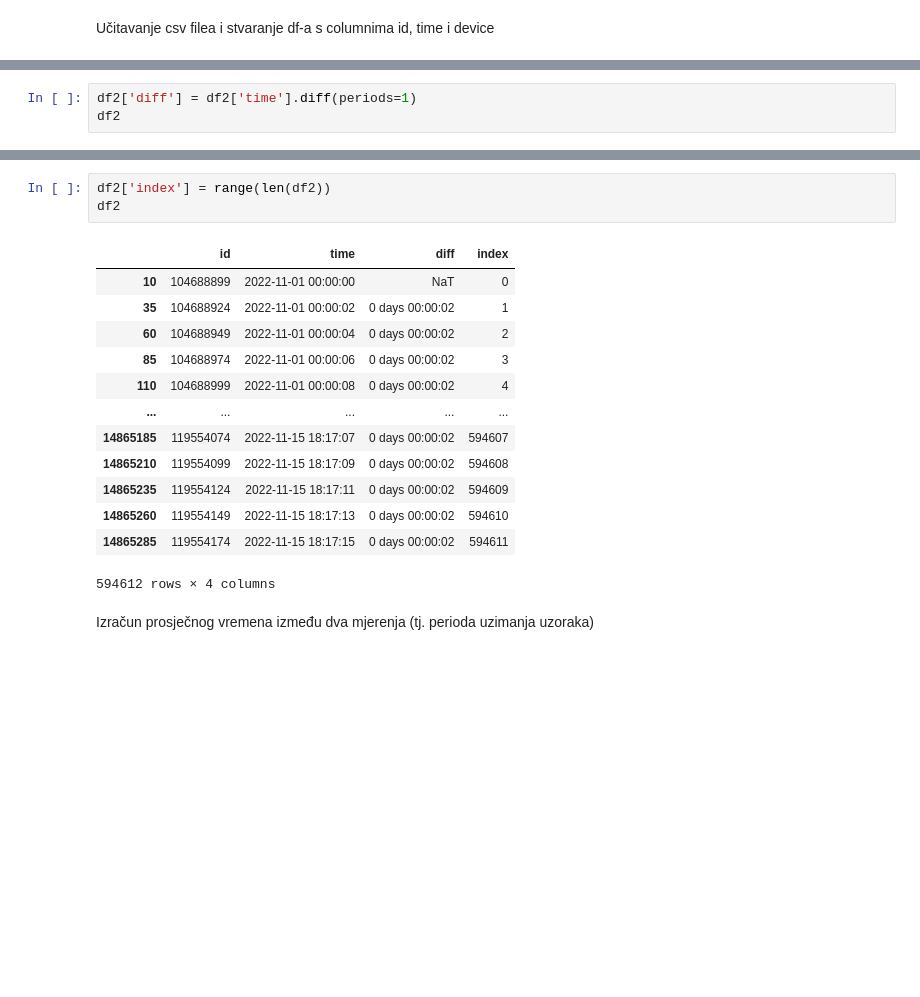
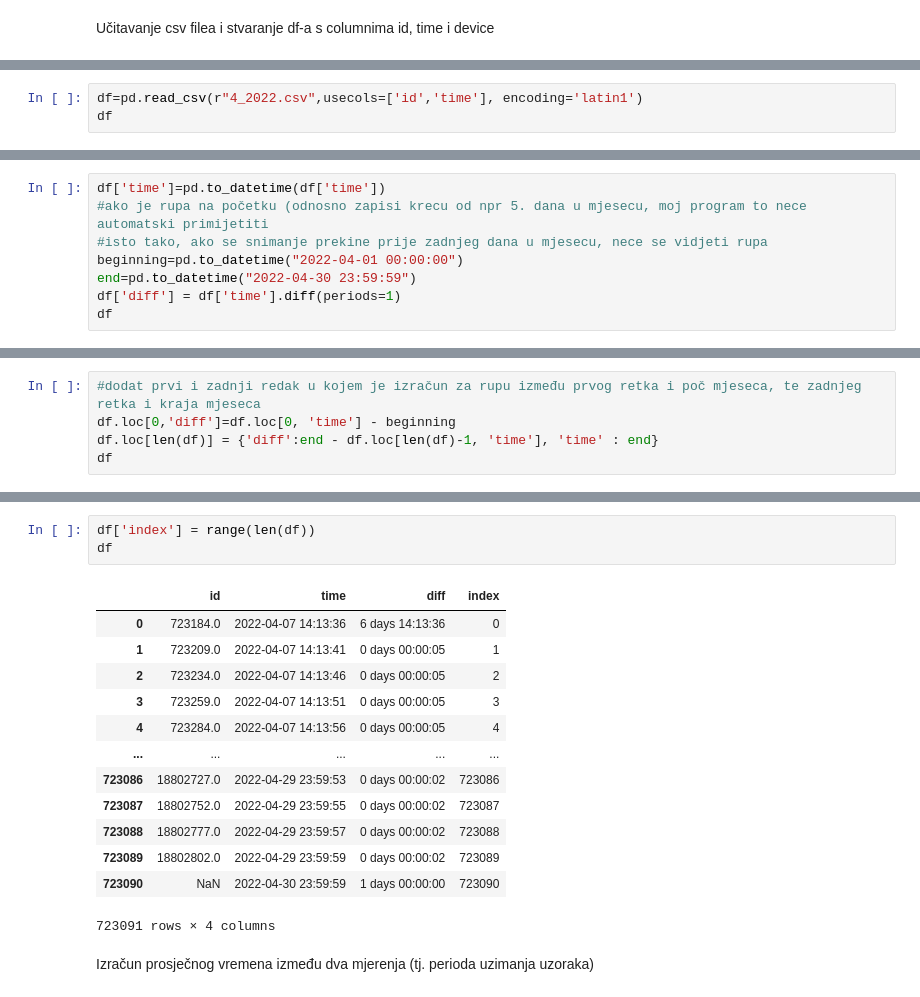
Before and after one commit to mateacvetkovic/Zavrsni-rad, a Jupyter notebook: main.ipynb, the cells around one changed output, grey strips where cells are left out. Saved outputs shown, nothing was run; the diff lists cells and outputs as text; blank space fills up the shorter version.

```diff
--- a/main.ipynb
+++ b/main.ipynb
@@ -73,0 +52,3 @@ Izračun vremena između svaka dva susjedna mjerenja
+# %%
+df=pd.read_csv(r"4_2022.csv",usecols=['id','time'], encoding='latin1')
+df
@@ -74,5 +69,10 @@ Izračun vremena između svaka dva susjedna mjerenja
 # %%
-df2['diff'] = df2['time'].diff(periods=1)
-df2
+df['time']=pd.to_datetime(df['time'])
+#ako je rupa na početku (odnosno zapisi krecu od npr 5. dana u mjesecu, moj program to nece automatski primijetiti
+#isto tako, ako se snimanje prekine prije zadnjeg dana u mjesecu, nece se vidjeti rupa
+beginning=pd.to_datetime("2022-04-01 00:00:00")
+end=pd.to_datetime("2022-04-30 23:59:59")
+df['diff'] = df['time'].diff(periods=1)
+df
 # %% [output]
 |  | id | time | diff |
@@ -90,0 +91,5 @@ df2
+# %%
+#dodat prvi i zadnji redak u kojem je izračun za rupu između prvog retka i poč mjeseca, te zadnjeg retka i kraja mjeseca
+df.loc[0,'diff']=df.loc[0, 'time'] - beginning
+df.loc[len(df)] = {'diff':end - df.loc[len(df)-1, 'time'], 'time' : end}
+df
@@ -91,20 +117,20 @@ df2
 # %%
-df2['index'] = range(len(df2))
-df2
+df['index'] = range(len(df))
+df
 # %% [output]
 |  | id | time | diff | index |
-| 10 | 104688899 | 2022-11-01 00:00:00 | NaT | 0 |
-| 35 | 104688924 | 2022-11-01 00:00:02 | 0 days 00:00:02 | 1 |
-| 60 | 104688949 | 2022-11-01 00:00:04 | 0 days 00:00:02 | 2 |
-| 85 | 104688974 | 2022-11-01 00:00:06 | 0 days 00:00:02 | 3 |
-| 110 | 104688999 | 2022-11-01 00:00:08 | 0 days 00:00:02 | 4 |
+| 0 | 723184.0 | 2022-04-07 14:13:36 | 6 days 14:13:36 | 0 |
+| 1 | 723209.0 | 2022-04-07 14:13:41 | 0 days 00:00:05 | 1 |
+| 2 | 723234.0 | 2022-04-07 14:13:46 | 0 days 00:00:05 | 2 |
+| 3 | 723259.0 | 2022-04-07 14:13:51 | 0 days 00:00:05 | 3 |
+| 4 | 723284.0 | 2022-04-07 14:13:56 | 0 days 00:00:05 | 4 |
 | ... | ... | ... | ... | ... |
-| 14865185 | 119554074 | 2022-11-15 18:17:07 | 0 days 00:00:02 | 594607 |
-| 14865210 | 119554099 | 2022-11-15 18:17:09 | 0 days 00:00:02 | 594608 |
-| 14865235 | 119554124 | 2022-11-15 18:17:11 | 0 days 00:00:02 | 594609 |
-| 14865260 | 119554149 | 2022-11-15 18:17:13 | 0 days 00:00:02 | 594610 |
-| 14865285 | 119554174 | 2022-11-15 18:17:15 | 0 days 00:00:02 | 594611 |
+| 723086 | 18802727.0 | 2022-04-29 23:59:53 | 0 days 00:00:02 | 723086 |
+| 723087 | 18802752.0 | 2022-04-29 23:59:55 | 0 days 00:00:02 | 723087 |
+| 723088 | 18802777.0 | 2022-04-29 23:59:57 | 0 days 00:00:02 | 723088 |
+| 723089 | 18802802.0 | 2022-04-29 23:59:59 | 0 days 00:00:02 | 723089 |
+| 723090 | NaN | 2022-04-30 23:59:59 | 1 days 00:00:00 | 723090 |
-594612 rows × 4 columns
+723091 rows × 4 columns
 # %% [markdown]
 Izračun prosječnog vremena između dva mjerenja (tj. perioda uzimanja uzoraka)
 # %%
```
Also changed, not shown: parts of 32 cells of this notebook, 9 other files.
